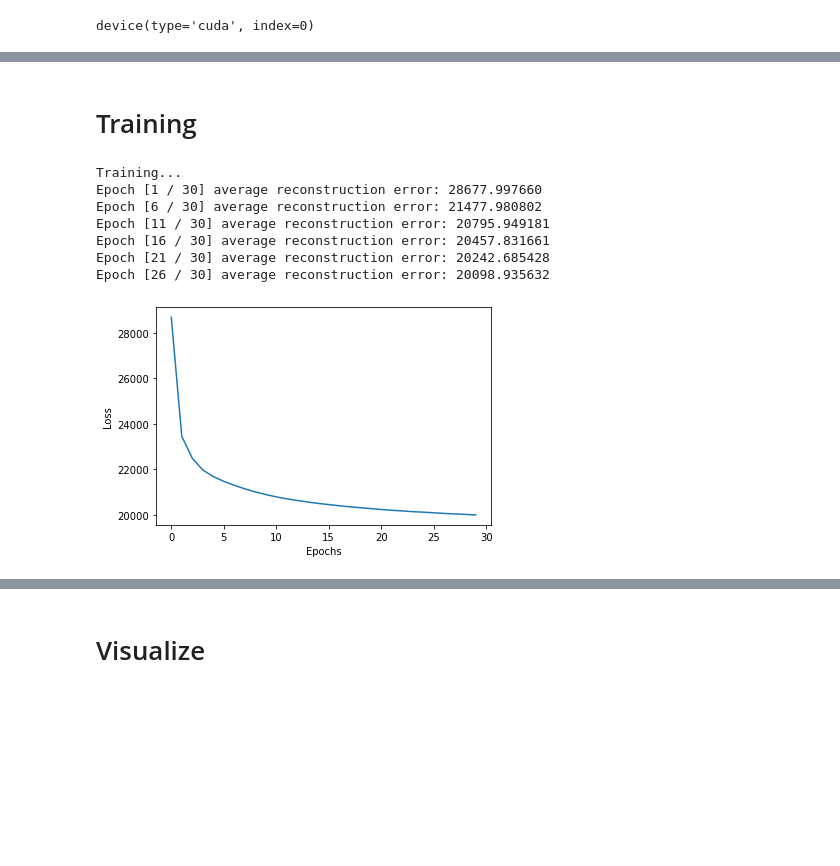
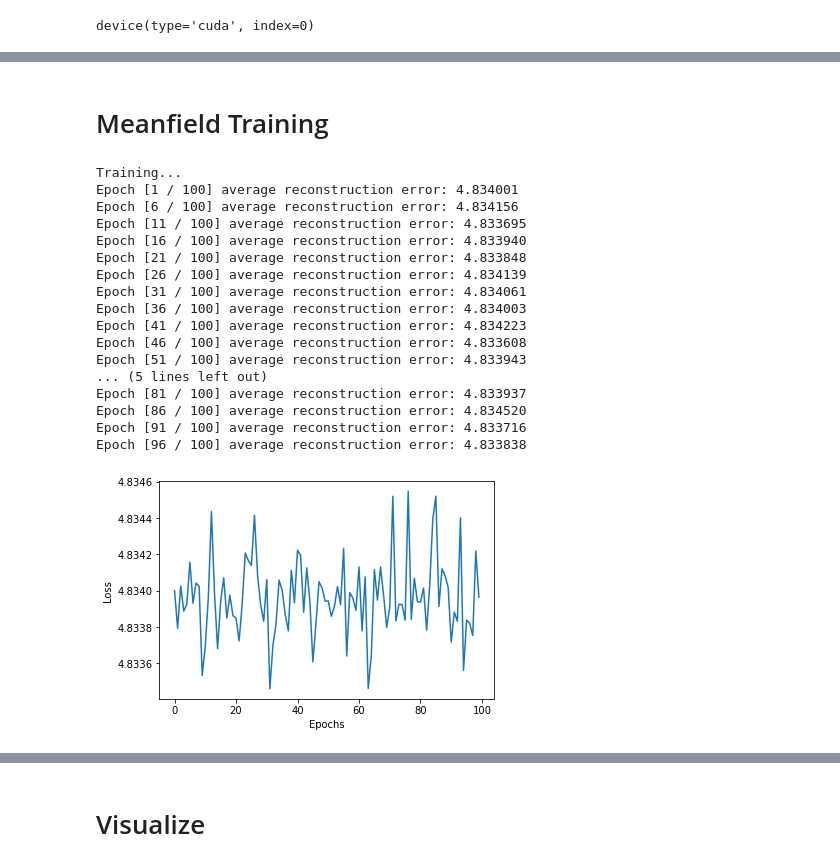
Before and after one commit to JvPost/PDL, a Jupyter notebook: Notebooks/VAE_Marco.ipynb, the cells around one changed output, grey strips where cells are left out. Cells and saved outputs as stored; diff of their text form; code cells hidden in the pictures; blank space fills up the shorter version.

```diff
--- a/Notebooks/VAE_Marco.ipynb
+++ b/Notebooks/VAE_Marco.ipynb
@@ -44,7 +45,7 @@ device(type='cuda', index=0)
 # %%
-class Encoder(nn.Module):
+class MF_Encoder(nn.Module):
     def __init__(self):
-        super(Encoder, self).__init__()
+        super(MF_Encoder, self).__init__()
         self.fc_1 = nn.Linear(in_features=img_size, out_features=50)
         self.fc_mu = nn.Linear(in_features=50, out_features=latent_dims)
         self.fc_logvar = nn.Linear(in_features=50, out_features=latent_dims) # why are we optimizing for log variance? Because it's more stable?
@@ -57,9 +58,9 @@ class Encoder(nn.Module):
 
         return x_mu, x_logvar
 
-class Decoder(nn.Module):
+class MF_Decoder(nn.Module):
     def __init__(self):
-        super(Decoder, self).__init__()
+        super(MF_Decoder, self).__init__()
         self.fc_1 = nn.Linear(in_features=latent_dims, out_features=50)
         self.fc_2 = nn.Linear(in_features=50, out_features=img_size)
 
@@ -70,11 +71,11 @@ class Decoder(nn.Module):
         return x
 
 
-class VariationalAutoencoder(nn.Module):
+class MeanfieldAutoencoder(nn.Module):
     def __init__(self):
-        super(VariationalAutoencoder, self).__init__()
-        self.encoder = Encoder()
-        self.decoder = Decoder()
+        super(MeanfieldAutoencoder, self).__init__()
+        self.encoder = MF_Encoder()
+        self.decoder = MF_Decoder()
         self.loss_mse = torch.nn.MSELoss(reduction='none')
 
     def forward(self, x):
@@ -84,15 +85,16 @@ class VariationalAutoencoder(nn.Module):
         latent = dist.normal.Normal(mu_latent, std).rsample()
 
         x_reconstruction = self.decoder(latent)
+
         return x_reconstruction, mu_latent, logvar_latent
 
 
-    def loss(reconstructed_x, x):
-        return torch.mean(torch.sim(self.loss_mse(reconstructed_x, x), dim=-1))
+    def loss(self, pred, target):
+        return torch.mean(torch.sum(self.loss_mse(pred, target), dim=-1))
 
-vae = VariationalAutoencoder()
-vae.to(device)
+mf_vae = MeanfieldAutoencoder()
+mf_vae.to(device)
 
-num_params = sum(p.numel() for p in vae.parameters() if p.requires_grad)
+num_params = sum(p.numel() for p in mf_vae.parameters() if p.requires_grad)
 print('Number of parameters: %d' % num_params)
 # %% [output]
@@ -100,46 +163,54 @@ Number of parameters: 79588
 # %% [markdown]
-# Training
+# Meanfield Training
 # %%
 optimizer = torch.optim.Adam(params=vae.parameters(), lr=learning_rate, weight_decay=1e-5)
-vae.train()
+mf_vae.train()
 train_loss_avg = []
 
 print("Training...")
 for epoch in range(num_epochs):
     train_loss_avg.append(0)
     num_batches = 0
 
 
     for image_batch, _ in train_dataloader:
-        image_batch = image_batch.to(device)
+        image_batch = image_batch.squeeze().to(device)
 
-        image_batch_reconstruction, mu_latent, logvar_latent = vae(image_batch)
-        loss = vae_loss(image_batch_reconstruction, image_batch, mu_latent, logvar_latent)
+        image_batch_reconstruction, mu_latent, logvar_latent = mf_vae(image_batch)
+        loss = mf_vae.loss(image_batch_reconstruction, image_batch)
 
         optimizer.zero_grad()
         loss.backward()
         optimizer.step()
         train_loss_avg[-1] += loss.item()
         num_batches+=1
     train_loss_avg[-1] /= num_batches
     if (epoch % 5 == 0):
         print('Epoch [%d / %d] average reconstruction error: %f' % (epoch+1, num_epochs, train_loss_avg[-1]))
+
+plt.ion()
+
+fig = plt.figure()
+plt.plot(train_loss_avg)
+plt.xlabel('Epochs')
+plt.ylabel('Loss')
+plt.show()
 # %% [output]
 Training...
-Epoch [1 / 30] average reconstruction error: 28677.997660
-Epoch [6 / 30] average reconstruction error: 21477.980802
-Epoch [11 / 30] average reconstruction error: 20795.949181
-Epoch [16 / 30] average reconstruction error: 20457.831661
-Epoch [21 / 30] average reconstruction error: 20242.685428
-Epoch [26 / 30] average reconstruction error: 20098.935632
+Epoch [1 / 100] average reconstruction error: 4.834001
+Epoch [6 / 100] average reconstruction error: 4.834156
+Epoch [11 / 100] average reconstruction error: 4.833695
+Epoch [16 / 100] average reconstruction error: 4.833940
+Epoch [21 / 100] average reconstruction error: 4.833848
+Epoch [26 / 100] average reconstruction error: 4.834139
+Epoch [31 / 100] average reconstruction error: 4.834061
+Epoch [36 / 100] average reconstruction error: 4.834003
+Epoch [41 / 100] average reconstruction error: 4.834223
+Epoch [46 / 100] average reconstruction error: 4.833608
+Epoch [51 / 100] average reconstruction error: 4.833943
+... (5 lines left out)
+Epoch [81 / 100] average reconstruction error: 4.833937
+Epoch [86 / 100] average reconstruction error: 4.834520
+Epoch [91 / 100] average reconstruction error: 4.833716
+Epoch [96 / 100] average reconstruction error: 4.833838
+[figure, added]
-# %%
-import matplotlib.pyplot as plt
-plt.ion()
-
-fig = plt.figure()
-plt.plot(train_loss_avg)
-plt.xlabel('Epochs')
-plt.ylabel('Loss')
-plt.show()
-# %% [output]
-[figure, removed]
```
Also changed, not shown: parts of 14 cells of this notebook, 6 other files.
